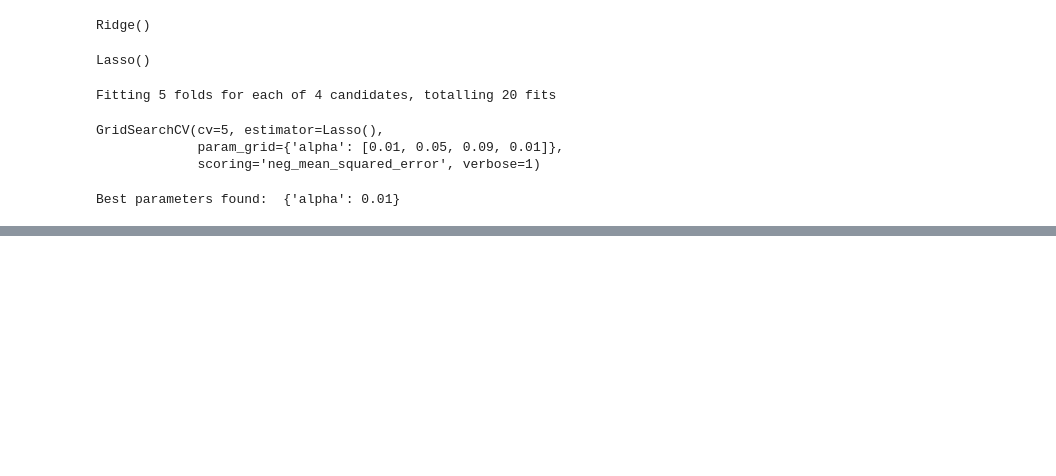
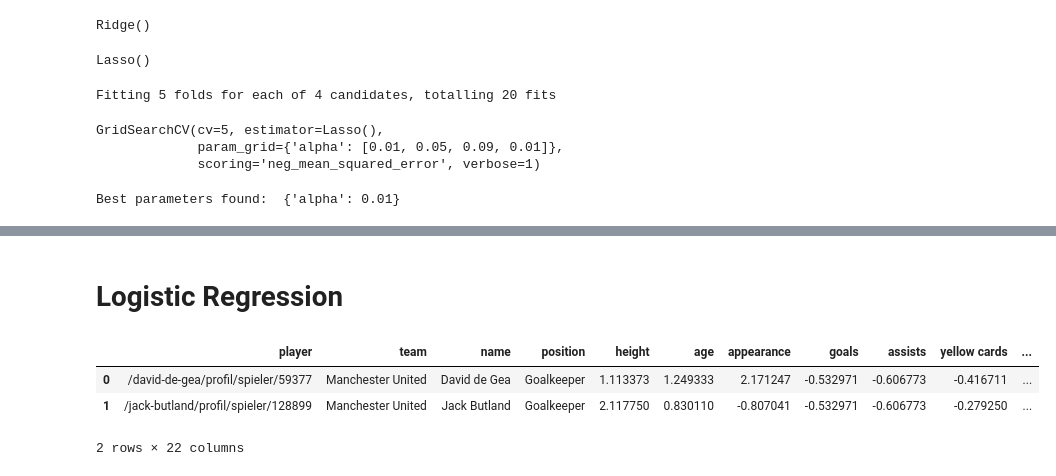
Before and after one commit to Tuwaiq-DS-ML-bootcamp-V-6/Use-case-7, a Jupyter notebook: EDA explain template.ipynb, the cells around one changed output, grey strips where cells are left out. Saved outputs shown, nothing was run; the diff lists cells and outputs as text; code cells hidden in the pictures; blank space fills up the shorter version.

```diff
--- a/EDA explain template.ipynb
+++ b/EDA explain template.ipynb
@@ -816,0 +816,9 @@ sns.distplot((y_test-y_pred),bins=50);
+# %% [markdown]
+# Logistic Regression
+# %%
+df.head(2)
+# %% [output]
+|  | player | team | name | position | height | age | appearance | goals | assists | yellow cards | ... |
+| 0 | /david-de-gea/profil/spieler/59377 | Manchester United | David de Gea | Goalkeeper | 1.113373 | 1.249333 | 2.171247 | -0.532971 | -0.606773 | -0.416711 | ... |
+| 1 | /jack-butland/profil/spieler/128899 | Manchester United | Jack Butland | Goalkeeper | 2.117750 | 0.830110 | -0.807041 | -0.532971 | -0.606773 | -0.279250 | ... |
+2 rows × 22 columns
```
Also changed, not shown: parts of 33 cells of this notebook.
